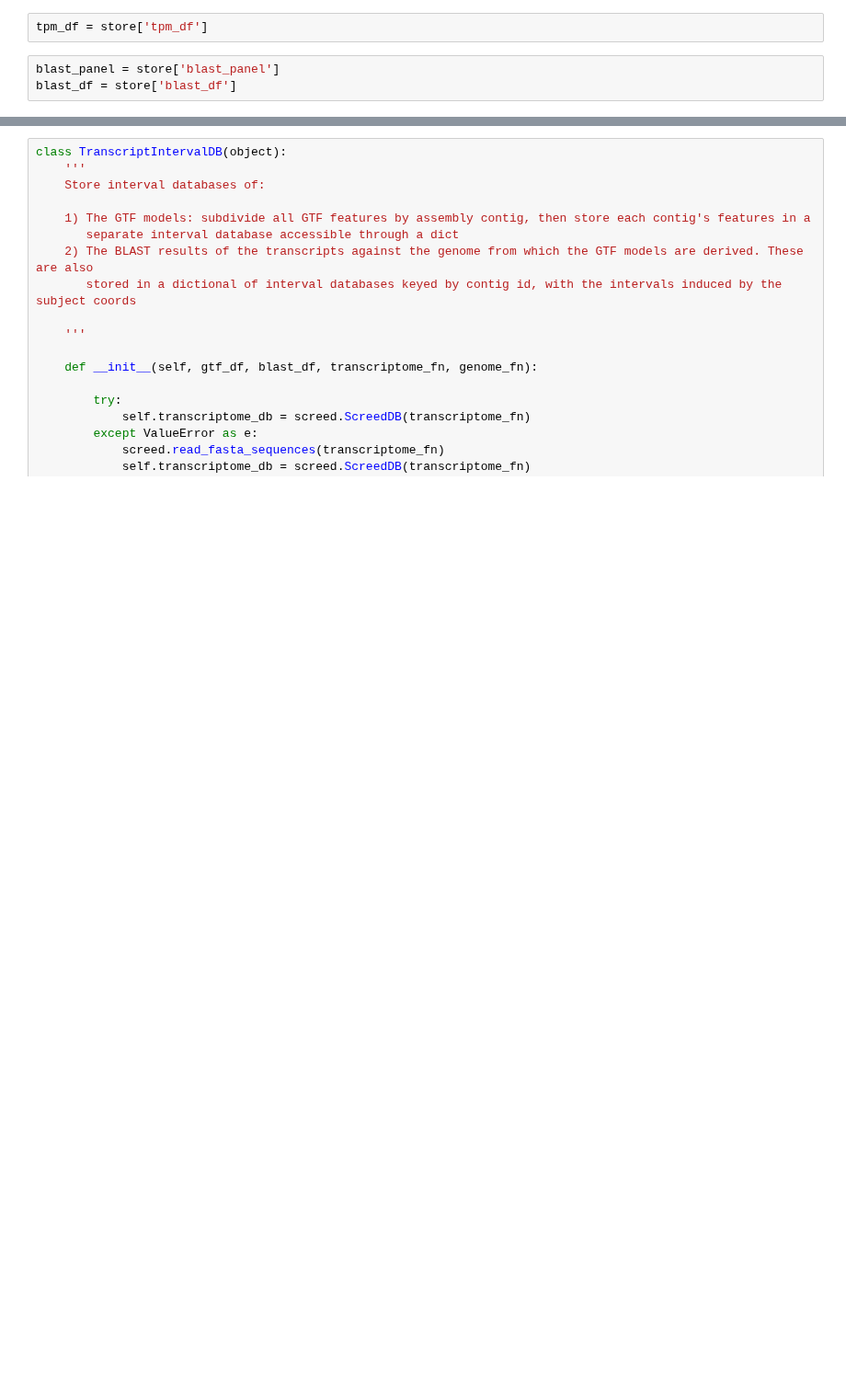
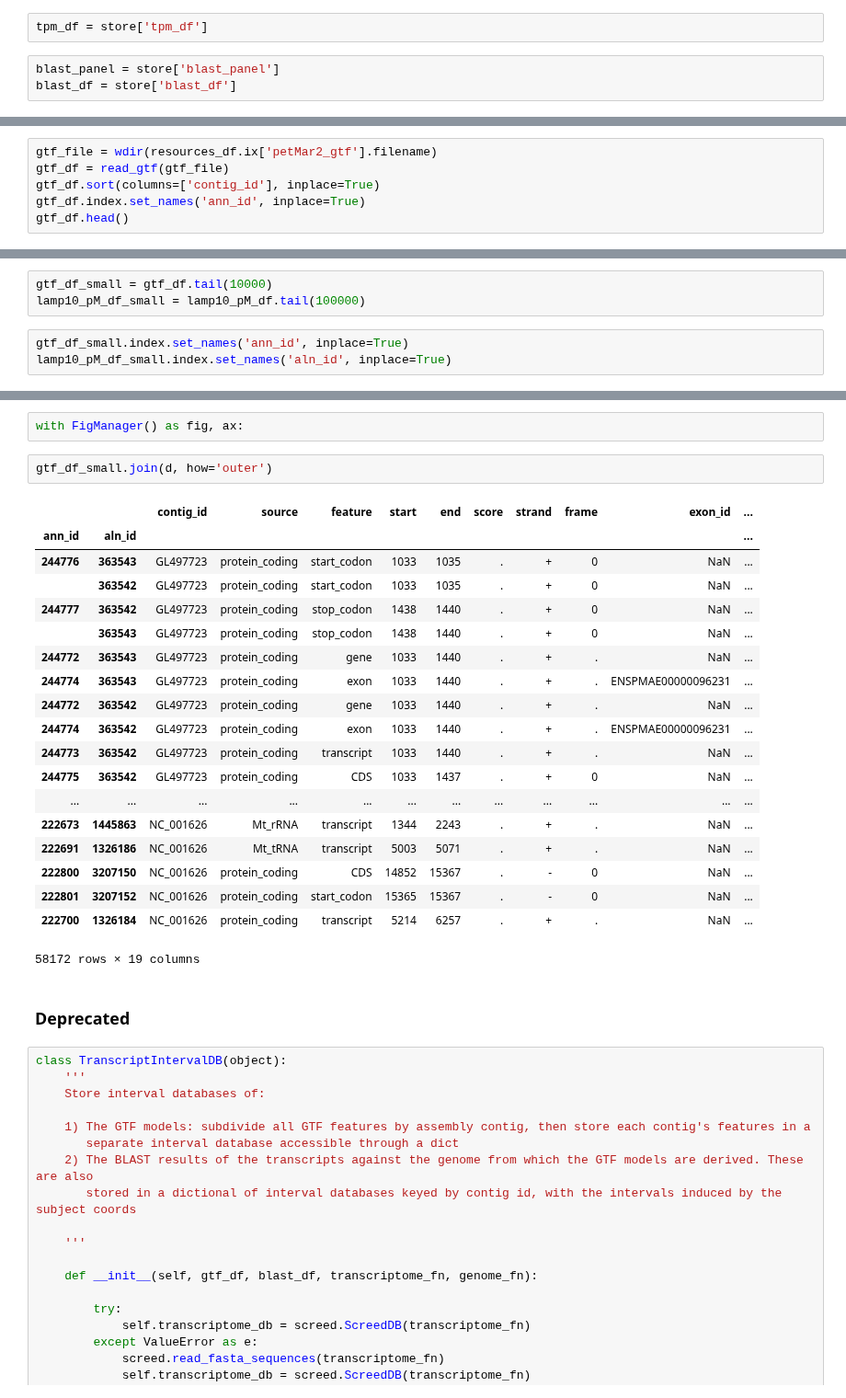
Before and after one commit to standage/2015-petMarSB, a Jupyter notebook: notebooks/petmar-cross-validate.ipynb, the cells around one changed output, grey strips where cells are left out. Shown at 92% size. Drawn from its saved outputs; the diff is of its cells as text; blank space fills up the shorter version.

```diff
--- a/notebooks/petmar-cross-validate.ipynb
+++ b/notebooks/petmar-cross-validate.ipynb
@@ -264,0 +127,6 @@ pd.concat([gtf_trees, alignment_subject_trees], axis=1)
+# %%
+gtf_file = wdir(resources_df.ix['petMar2_gtf'].filename)
+gtf_df = read_gtf(gtf_file)
+gtf_df.sort(columns=['contig_id'], inplace=True)
+gtf_df.index.set_names('ann_id', inplace=True)
+gtf_df.head()
@@ -264,0 +145,6 @@ pd.concat([gtf_trees, alignment_subject_trees], axis=1)
+# %%
+gtf_df_small = gtf_df.tail(10000)
+lamp10_pM_df_small = lamp10_pM_df.tail(100000)
+# %%
+gtf_df_small.index.set_names('ann_id', inplace=True)
+lamp10_pM_df_small.index.set_names('aln_id', inplace=True)
@@ -265,3 +203,29 @@ pd.concat([gtf_trees, alignment_subject_trees], axis=1)
+# %%
+with FigManager() as fig, ax:
+# %%
+gtf_df_small.join(d, how='outer')
+# %% [output]
+|  |  | contig_id | source | feature | start | end | score | strand | frame | exon_id | ... |
+| ann_id | aln_id |  |  |  |  |  |  |  |  |  | ... |
+| 244776 | 363543 | GL497723 | protein_coding | start_codon | 1033 | 1035 | . | + | 0 | NaN | ... |
+|  | 363542 | GL497723 | protein_coding | start_codon | 1033 | 1035 | . | + | 0 | NaN | ... |
+| 244777 | 363542 | GL497723 | protein_coding | stop_codon | 1438 | 1440 | . | + | 0 | NaN | ... |
+|  | 363543 | GL497723 | protein_coding | stop_codon | 1438 | 1440 | . | + | 0 | NaN | ... |
+| 244772 | 363543 | GL497723 | protein_coding | gene | 1033 | 1440 | . | + | . | NaN | ... |
+| 244774 | 363543 | GL497723 | protein_coding | exon | 1033 | 1440 | . | + | . | ENSPMAE00000096231 | ... |
+| 244772 | 363542 | GL497723 | protein_coding | gene | 1033 | 1440 | . | + | . | NaN | ... |
+| 244774 | 363542 | GL497723 | protein_coding | exon | 1033 | 1440 | . | + | . | ENSPMAE00000096231 | ... |
+| 244773 | 363542 | GL497723 | protein_coding | transcript | 1033 | 1440 | . | + | . | NaN | ... |
+| 244775 | 363542 | GL497723 | protein_coding | CDS | 1033 | 1437 | . | + | 0 | NaN | ... |
+| ... | ... | ... | ... | ... | ... | ... | ... | ... | ... | ... | ... |
+| 222673 | 1445863 | NC_001626 | Mt_rRNA | transcript | 1344 | 2243 | . | + | . | NaN | ... |
+| 222691 | 1326186 | NC_001626 | Mt_tRNA | transcript | 5003 | 5071 | . | + | . | NaN | ... |
+| 222800 | 3207150 | NC_001626 | protein_coding | CDS | 14852 | 15367 | . | - | 0 | NaN | ... |
+| 222801 | 3207152 | NC_001626 | protein_coding | start_codon | 15365 | 15367 | . | - | 0 | NaN | ... |
+| 222700 | 1326184 | NC_001626 | protein_coding | transcript | 5214 | 6257 | . | + | . | NaN | ... |
+58172 rows × 19 columns
+# %% [markdown]
+### Deprecated
 # %%
 class TranscriptIntervalDB(object):
     '''
```
Also changed, not shown: parts of 57 cells of this notebook.
